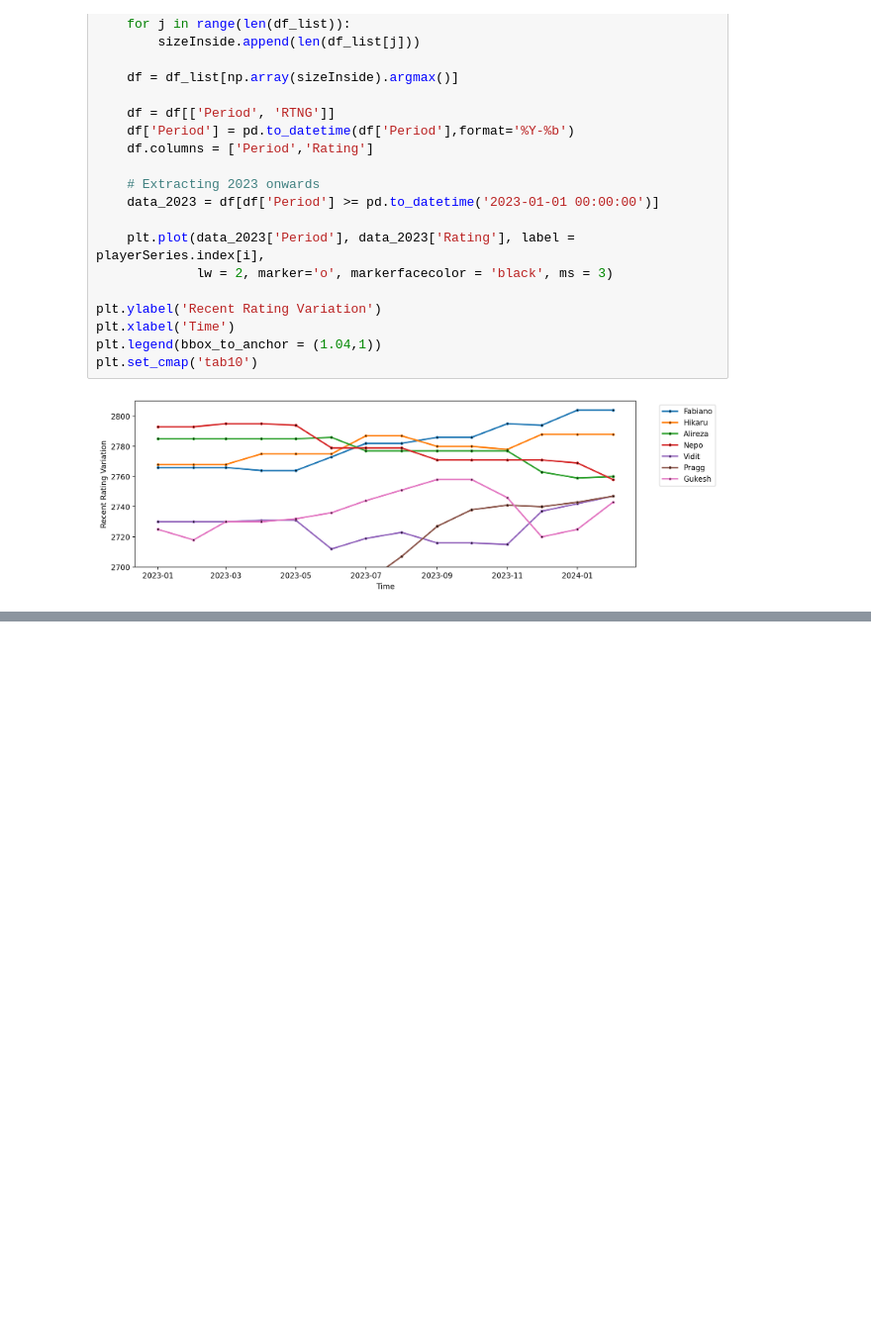
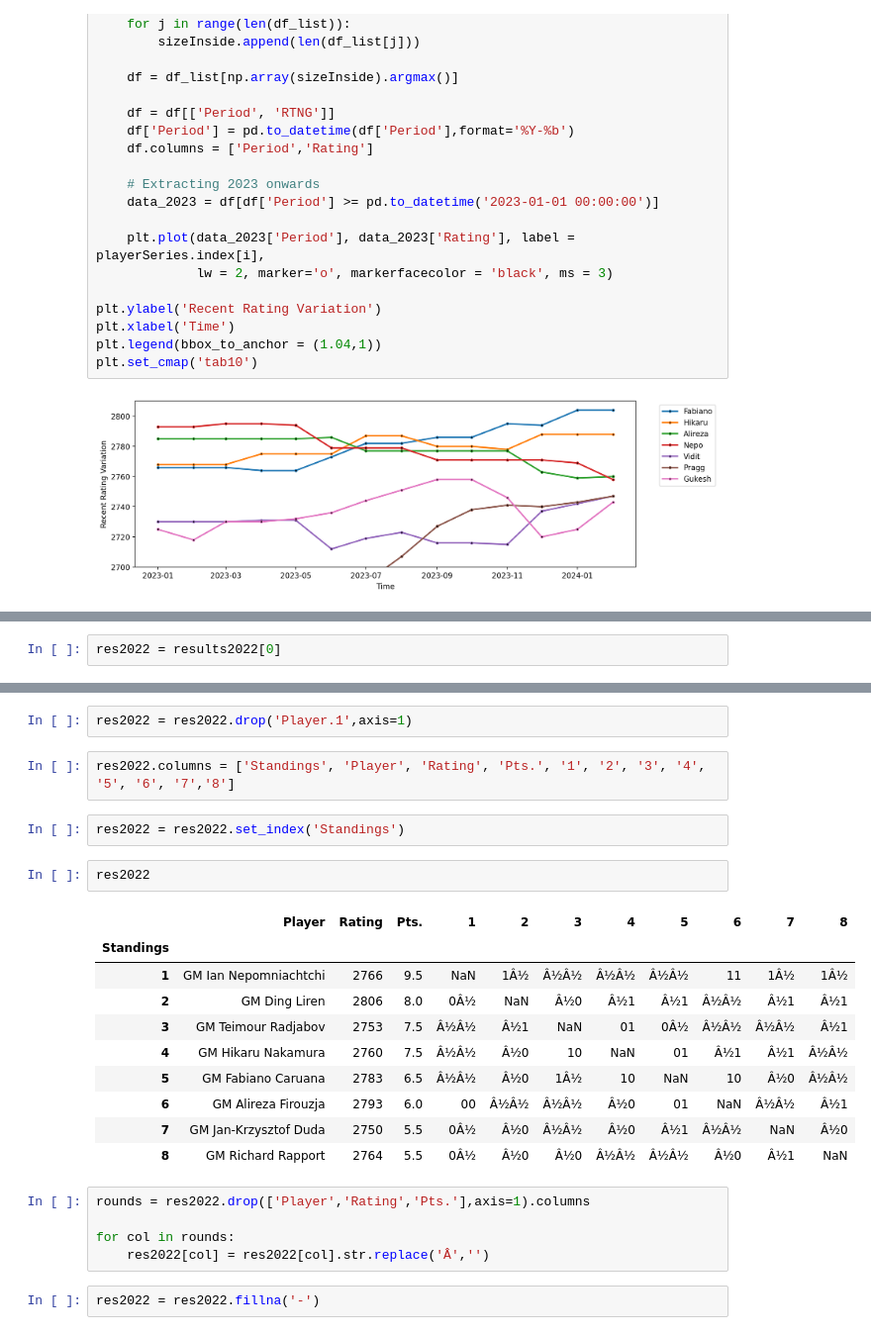
Before and after one commit to amol1202/chessCandidates2024, a Jupyter notebook: Rate_Chances.ipynb, the cells around one changed output, grey strips where cells are left out. Shown at 99% size. Cells and saved outputs as stored; diff of their text form; blank space fills up the shorter version.

Commit message:
Tabulated results of Candidates-2022

```diff
--- a/Rate_Chances.ipynb
+++ b/Rate_Chances.ipynb
@@ -171,0 +180,2 @@ plt.set_cmap('tab10')
+# %%
+res2022 = results2022[0]
@@ -171,0 +194,26 @@ plt.set_cmap('tab10')
+# %%
+res2022 = res2022.drop('Player.1',axis=1)
+# %%
+res2022.columns = ['Standings', 'Player', 'Rating', 'Pts.', '1', '2', '3', '4', '5', '6', '7','8']
+# %%
+res2022 = res2022.set_index('Standings')
+# %%
+res2022
+# %% [output]
+|  | Player | Rating | Pts. | 1 | 2 | 3 | 4 | 5 | 6 | 7 | 8 |
+| Standings |  |  |  |  |  |  |  |  |  |  |  |
+| 1 | GM Ian Nepomniachtchi | 2766 | 9.5 | NaN | 1Â½ | Â½Â½ | Â½Â½ | Â½Â½ | 11 | 1Â½ | 1Â½ |
+| 2 | GM Ding Liren | 2806 | 8.0 | 0Â½ | NaN | Â½0 | Â½1 | Â½1 | Â½Â½ | Â½1 | Â½1 |
+| 3 | GM Teimour Radjabov | 2753 | 7.5 | Â½Â½ | Â½1 | NaN | 01 | 0Â½ | Â½Â½ | Â½Â½ | Â½1 |
+| 4 | GM Hikaru Nakamura | 2760 | 7.5 | Â½Â½ | Â½0 | 10 | NaN | 01 | Â½1 | Â½1 | Â½Â½ |
+| 5 | GM Fabiano Caruana | 2783 | 6.5 | Â½Â½ | Â½0 | 1Â½ | 10 | NaN | 10 | Â½0 | Â½Â½ |
+| 6 | GM Alireza Firouzja | 2793 | 6.0 | 00 | Â½Â½ | Â½Â½ | Â½0 | 01 | NaN | Â½Â½ | Â½1 |
+| 7 | GM Jan-Krzysztof Duda | 2750 | 5.5 | 0Â½ | Â½0 | Â½Â½ | Â½0 | Â½1 | Â½Â½ | NaN | Â½0 |
+| 8 | GM Richard Rapport | 2764 | 5.5 | 0Â½ | Â½0 | Â½0 | Â½Â½ | Â½Â½ | Â½0 | Â½1 | NaN |
+# %%
+rounds = res2022.drop(['Player','Rating','Pts.'],axis=1).columns
+
+for col in rounds:
+    res2022[col] = res2022[col].str.replace('Â','')
+# %%
+res2022 = res2022.fillna('-')
```
Also changed, not shown: parts of 4 cells of this notebook, 1 other file.
